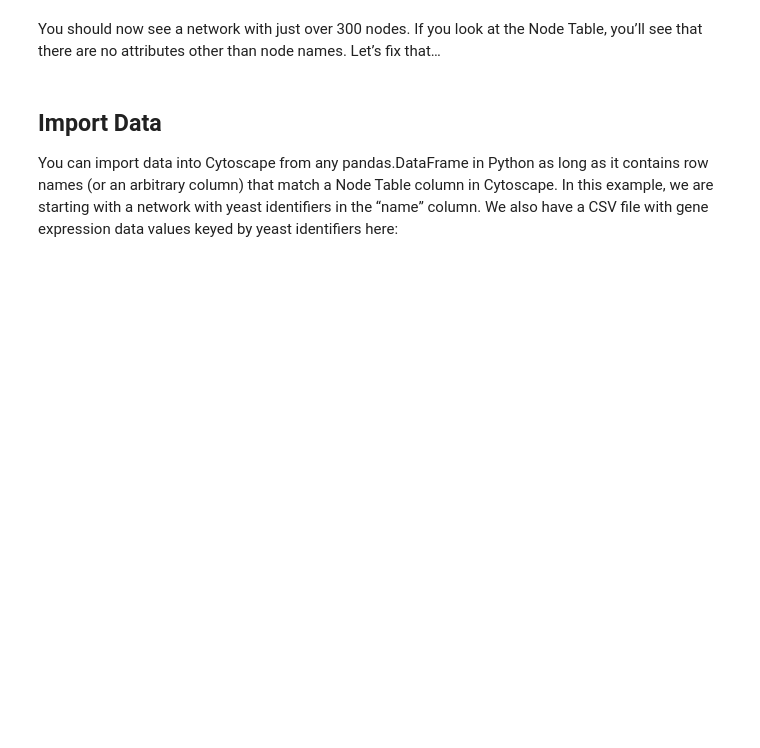
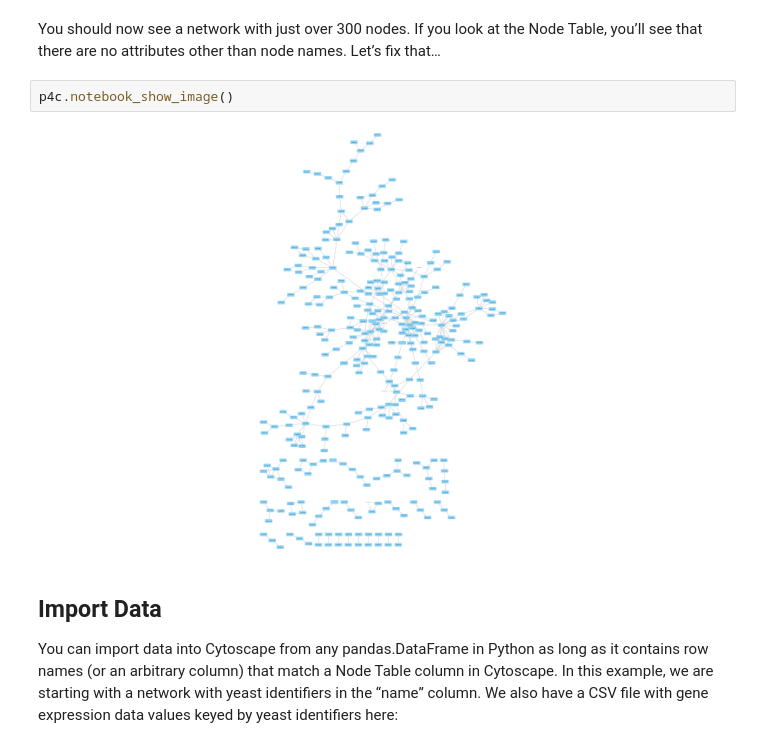
Before and after one commit to cytoscape/py4cytoscape, a Jupyter notebook: doc/tutorials/Importing-data.ipynb, the cells around one changed output. Cells and saved outputs as stored; diff of their text form; blank space fills up the shorter version.

```diff
--- a/doc/tutorials/Importing-data.ipynb
+++ b/doc/tutorials/Importing-data.ipynb
@@ -53,5 +62,9 @@ p4c.import_network_from_file("galFiltered.sif")
 # %% [markdown]
 You should now see a network with just over 300 nodes. If you look at the Node Table, you’ll see that there are no attributes other than node names. Let’s fix that…
+# %%
+p4c.notebook_show_image()
+# %% [output]
+[figure, added]
 # %% [markdown]
 ## Import Data
 You can import data into Cytoscape from any pandas.DataFrame in Python as long as it contains row names (or an arbitrary column) that match a Node Table column in Cytoscape. In this example, we are starting with a network with yeast identifiers in the “name” column. We also have a CSV file with gene expression data values keyed by yeast identifiers here:
```
Also changed, not shown: parts of 21 cells of this notebook.
